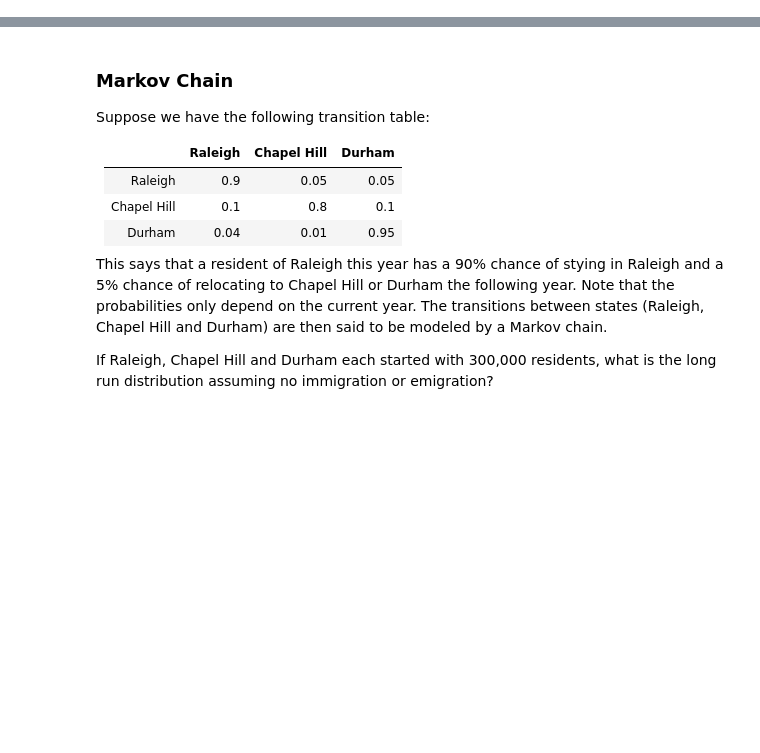
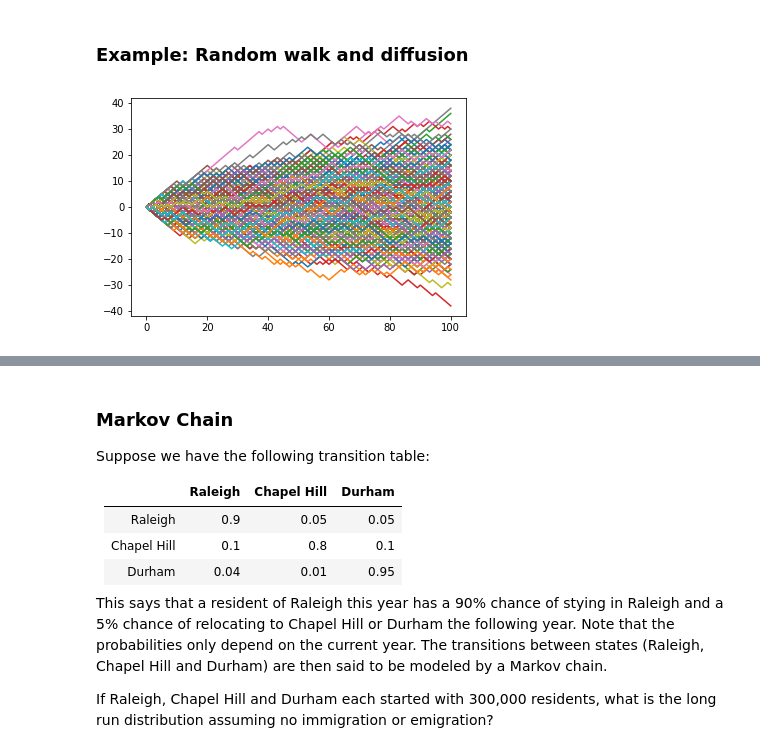
Before and after one commit to cliburn/sta-663-2018, a Jupyter notebook: notebooks/S10B_MarkovChains.ipynb, the cells around one changed output, grey strips where cells are left out. Saved outputs shown, nothing was run; the diff lists cells and outputs as text; code cells hidden in the pictures; blank space fills up the shorter version.

```diff
--- a/notebooks/S10B_MarkovChains.ipynb
+++ b/notebooks/S10B_MarkovChains.ipynb
@@ -7,0 +12,12 @@ import numpy as np
+# %% [markdown]
+### Example: Random walk and diffusion
+# %%
+n = 1000
+k = 100
+xs = np.c_[np.zeros(n), np.random.choice([-1,1], (n, k))]
+xs = np.cumsum(xs, axis=1)
+# %%
+for x in xs:
+    plt.plot(np.arange(k+1), x)
+# %% [output]
+[figure, added]
```
Also changed, not shown: parts of 16 cells of this notebook, 1 other file.
